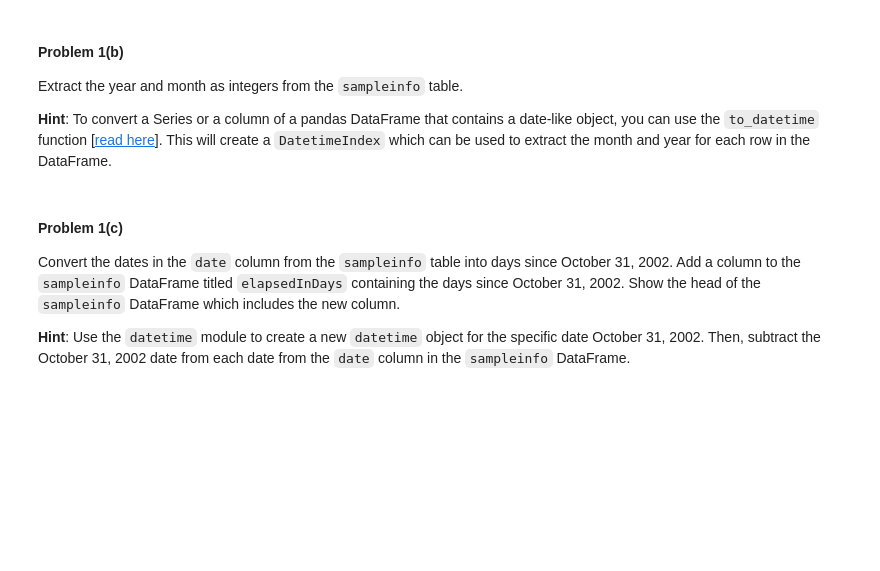
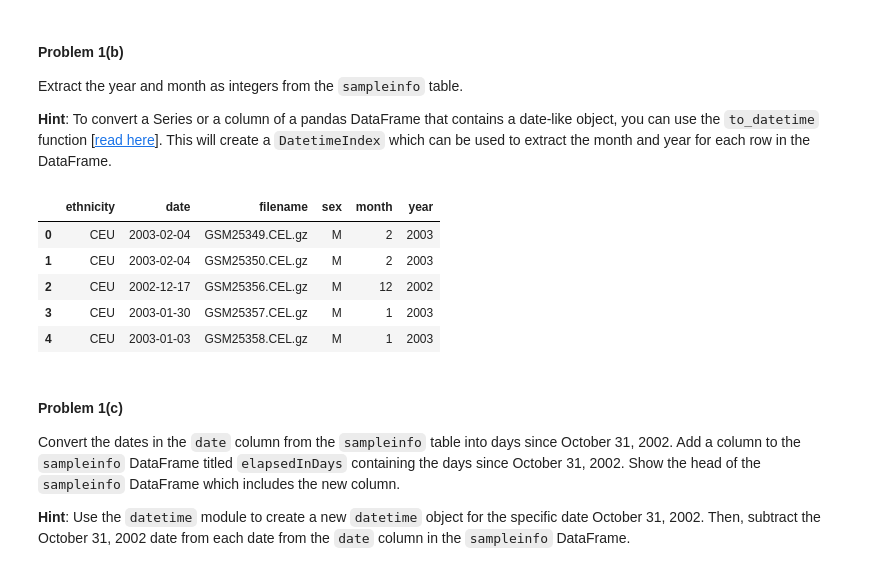
Before and after one commit to tuckergordon/bah_repos, a Jupyter notebook: 2014hw/hw2/HW2-solutions.ipynb, the cells around one changed output. Cells and saved outputs as stored; diff of their text form; code cells hidden in the pictures; blank space fills up the shorter version.

```diff
--- a/2014hw/hw2/HW2-solutions.ipynb
+++ b/2014hw/hw2/HW2-solutions.ipynb
@@ -151,8 +151,16 @@ Extract the year and month as integers from the `sampleinfo` table.
 # %%
 #your code here
 sampleinfo["date"] = pd.to_datetime(sampleinfo.date)
 sampleinfo["month"] = map(lambda x: x.month, sampleinfo.date)
 sampleinfo["year"] = map(lambda x: x.year, sampleinfo.date)
+sampleinfo.head()
+# %% [output]
+|  | ethnicity | date | filename | sex | month | year |
+| 0 | CEU | 2003-02-04 | GSM25349.CEL.gz | M | 2 | 2003 |
+| 1 | CEU | 2003-02-04 | GSM25350.CEL.gz | M | 2 | 2003 |
+| 2 | CEU | 2002-12-17 | GSM25356.CEL.gz | M | 12 | 2002 |
+| 3 | CEU | 2003-01-30 | GSM25357.CEL.gz | M | 1 | 2003 |
+| 4 | CEU | 2003-01-03 | GSM25358.CEL.gz | M | 1 | 2003 |
 # %% [markdown]
 #### Problem 1(c)
 
```
